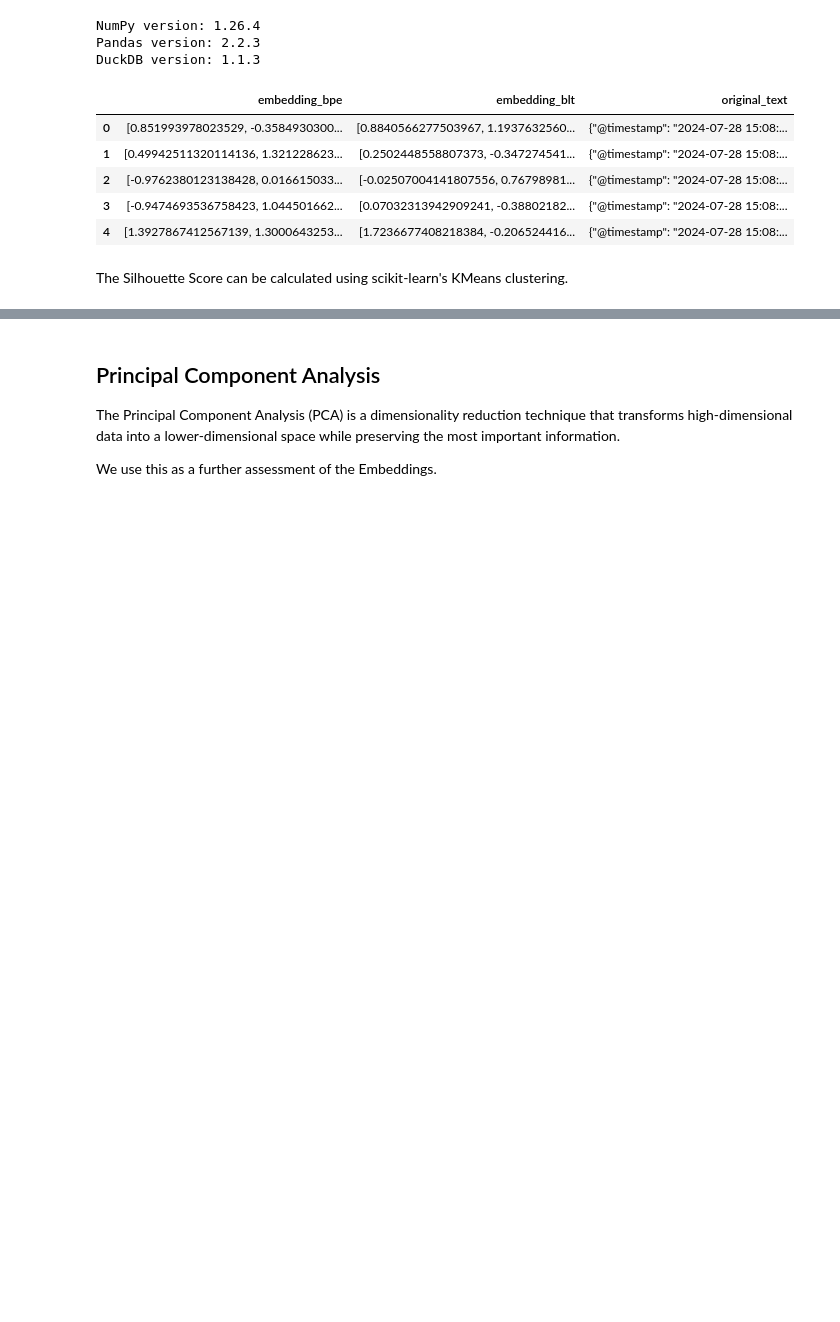
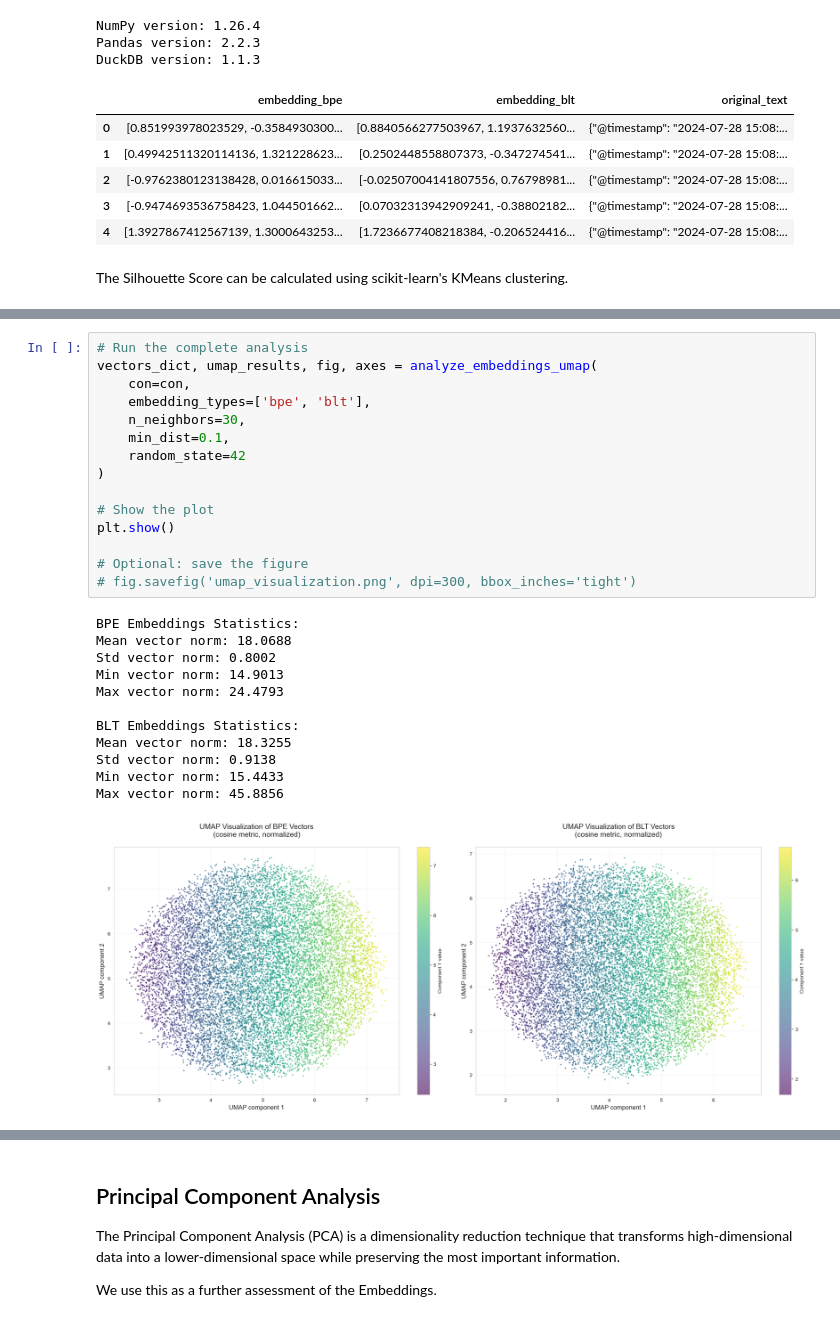
Before and after one commit to norandom/infosec_ml_rnd, a Jupyter notebook: bpe_vs_blt_log_vec/blt_or_bpe_log_vec.ipynb, the cells around one changed output, grey strips where cells are left out. Cells and saved outputs as stored; diff of their text form; blank space fills up the shorter version.

```diff
--- a/bpe_vs_blt_log_vec/blt_or_bpe_log_vec.ipynb
+++ b/bpe_vs_blt_log_vec/blt_or_bpe_log_vec.ipynb
@@ -855 +1058,29 @@ Max vector norm: 45.8856
+# %%
+# Run the complete analysis
+vectors_dict, umap_results, fig, axes = analyze_embeddings_umap(
+    con=con,
+    embedding_types=['bpe', 'blt'],
+    n_neighbors=30,
+    min_dist=0.1,
+    random_state=42
+)
+
+# Show the plot
+plt.show()
+
+# Optional: save the figure
+# fig.savefig('umap_visualization.png', dpi=300, bbox_inches='tight')
+# %% [output]
+BPE Embeddings Statistics:
+Mean vector norm: 18.0688
+Std vector norm: 0.8002
+Min vector norm: 14.9013
+Max vector norm: 24.4793
+
+BLT Embeddings Statistics:
+Mean vector norm: 18.3255
+Std vector norm: 0.9138
+Min vector norm: 15.4433
+Max vector norm: 45.8856
+[figure, added]
 # %% [markdown]
```
Also changed, not shown: parts of 37 cells of this notebook.
